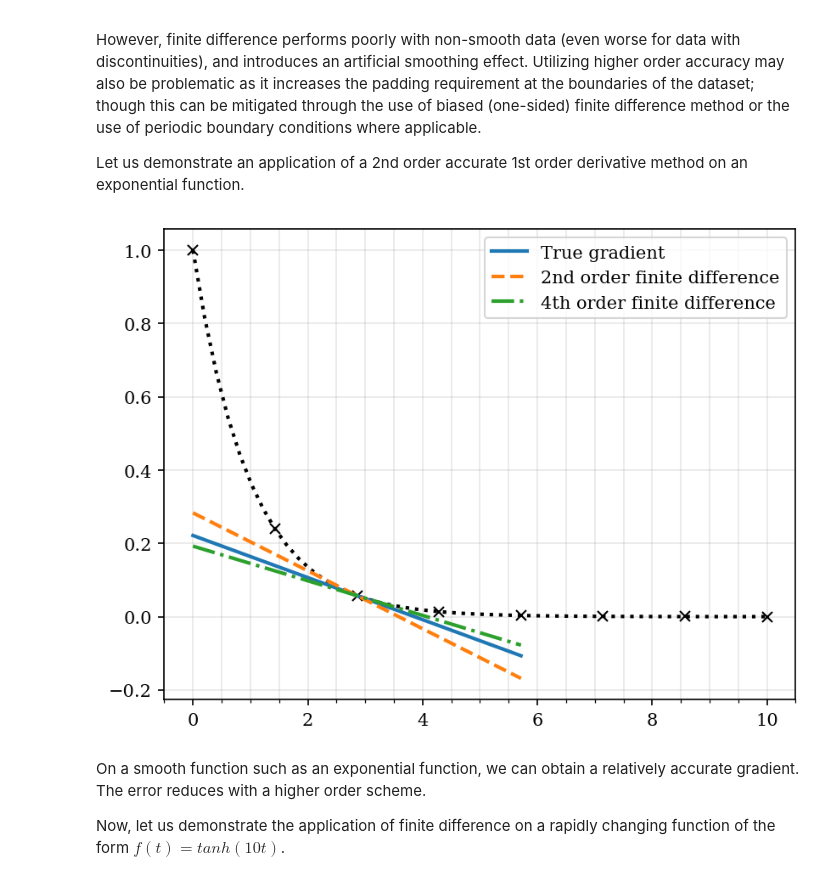
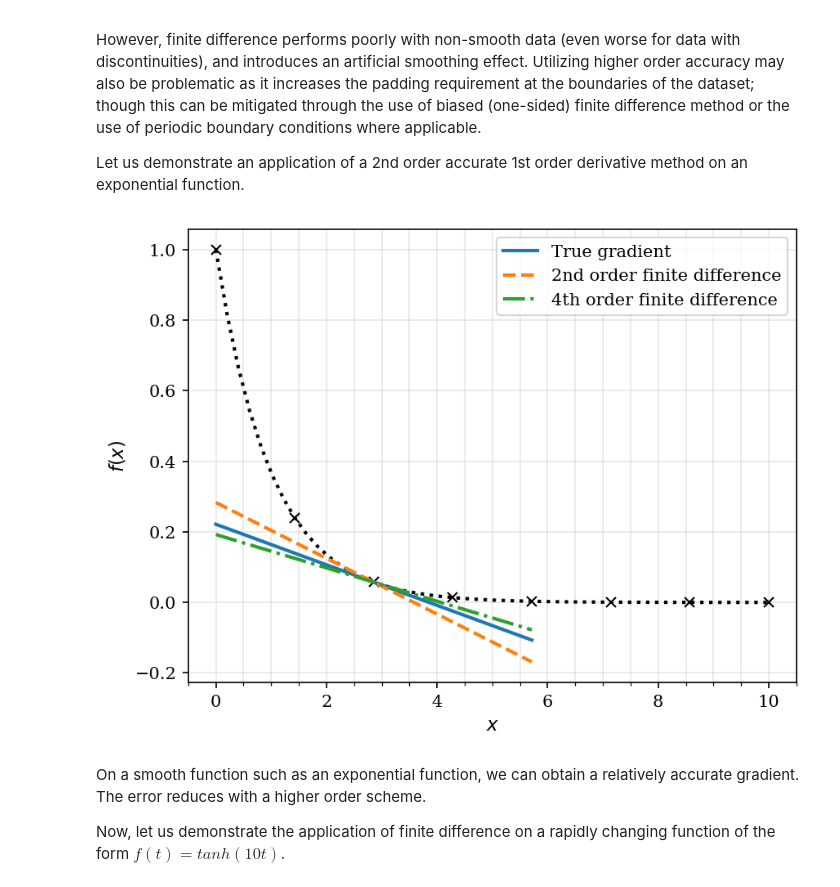
Before and after one commit to paullililili/SINDy4Engineers, a Jupyter notebook: Tutorials/S1 SINDy and its Extensions/1-1 SINDy Introduction.ipynb, the cells around one changed output. Cells and saved outputs as stored; diff of their text form; code cells hidden in the pictures.

```diff
--- a/Tutorials/S1 SINDy and its Extensions/1-1 SINDy Introduction.ipynb
+++ b/Tutorials/S1 SINDy and its Extensions/1-1 SINDy Introduction.ipynb
@@ -147,34 +166,36 @@ assert fd_idx >= 2 and fd_idx <= m-3, (
 # Evaluate function f at the discrete points
 y: np.ndarray = f(t)
 y_idx: float = y[fd_idx]
 
 # Obtain true derivative at the query point
 true_diff: float = -np.exp(-t[fd_idx])
 
 # Obtain the approximated gradient with different orders of finite difference
 fd2_diff: float = (y[fd_idx+1] - y[fd_idx-1]) / (2*dt)
 fd4_diff: float = (y[fd_idx-2] - 8*y[fd_idx-1] + 8*y[fd_idx+1] - y[fd_idx+2]) \
     / (12*dt)
 
 # Visualize the finite difference method
 plt.figure()
 plt.plot(t, y, 'kx')
 plt.plot(np.linspace(t[0],t[-1]), f(np.linspace(t[0],t[-1])), 'k:')
 plt.plot(
     [t_idx-2*dt, t_idx+2*dt], [y_idx - true_diff*2*dt, y_idx + true_diff*2*dt],
     '-', label='True gradient'
 )
 plt.plot(
     [t_idx-2*dt, t_idx+2*dt], [y_idx - fd2_diff*2*dt, y_idx + fd2_diff*2*dt],
     '--', label='2nd order finite difference'
 )
 plt.plot(
     [t_idx-2*dt, t_idx+2*dt], [y_idx - fd4_diff*2*dt, y_idx + fd4_diff*2*dt],
     '-.', label='4th order finite difference'
 )
+plt.xlabel('$x$')
+plt.ylabel('$f(x)$')
 plt.legend();
 # %% [output]
-[figure, old version]
+[figure, new version]
 # %% [markdown]
 On a smooth function such as an exponential function, we can obtain a relatively accurate gradient. The error reduces with a higher order scheme.
 
```
Also changed, not shown: parts of 12 cells of this notebook, 7 other files.
